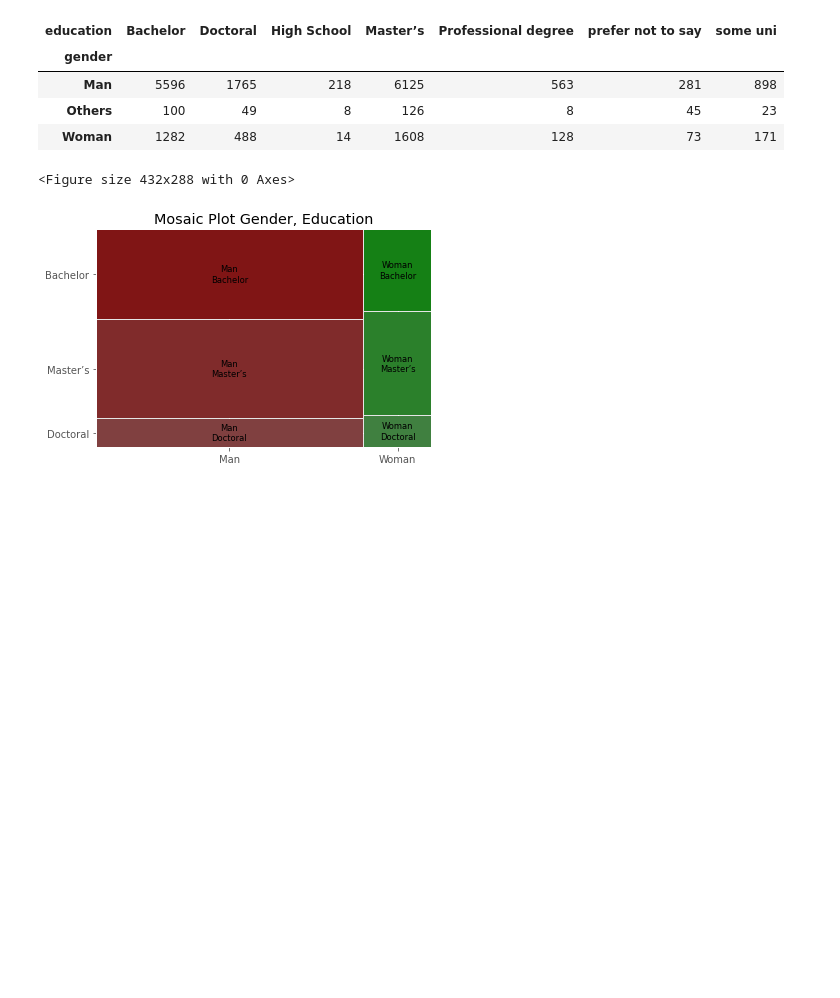
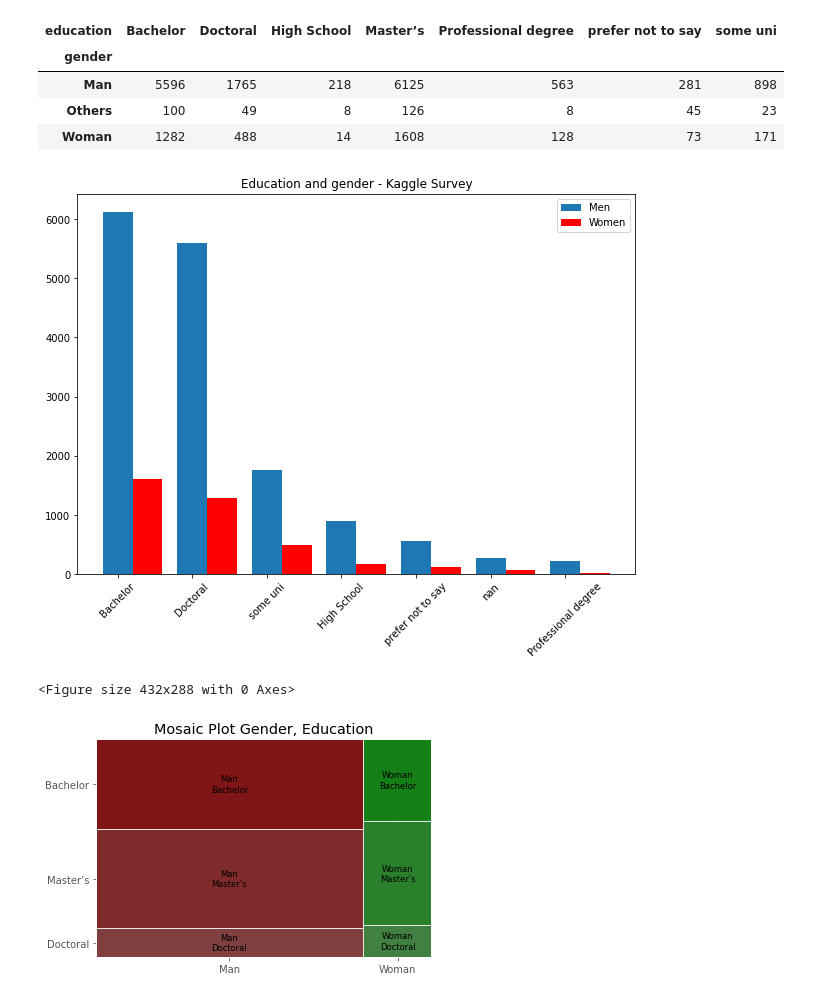
Before and after one commit to saharrsaber/kaggle-survey-visualization-EDA, a Jupyter notebook: KaggleSurveyProject.ipynb, the cells around one changed output. Drawn from its saved outputs; the diff is of its cells as text; code cells hidden in the pictures; blank space fills up the shorter version.

```diff
--- a/KaggleSurveyProject.ipynb
+++ b/KaggleSurveyProject.ipynb
@@ -134,6 +134,24 @@ pd.crosstab(index=df["gender"], columns=df["education"])
 | Man | 5596 | 1765 | 218 | 6125 | 563 | 281 | 898 |
 | Others | 100 | 49 | 8 | 126 | 8 | 45 | 23 |
 | Woman | 1282 | 488 | 14 | 1608 | 128 | 73 | 171 |
+# %%
+man = df[df['gender'] == 'Man']
+woman = df[df['gender'] == 'Woman']
+# %%
+gridnumber = range(1,8)
+gridnumber_2 = [i+0.4 for i in gridnumber ]
+plt.figure(figsize=(10,7))
+b1 = plt.bar(gridnumber, man['education'].value_counts(), width=0.4,
+                label="Men", align="center")
+
+b2 = plt.bar(gridnumber_2,  woman['education'].value_counts(), color="red", width=0.4,
+                label="Women", align="center")
+plt.gca().set_title('Education and gender - Kaggle Survey')
+plt.legend()
+plt.gca().set_xticklabels( woman['education'].unique(), rotation=45 )
+plt.show()
+# %% [output]
+[figure, added]
 # %%
 mosaic_df = df[df['gender'].isin(['Man', 'Woman']) ]
 mosaic_df['gender'].unique()
```
Also changed, not shown: parts of 2 cells of this notebook.
